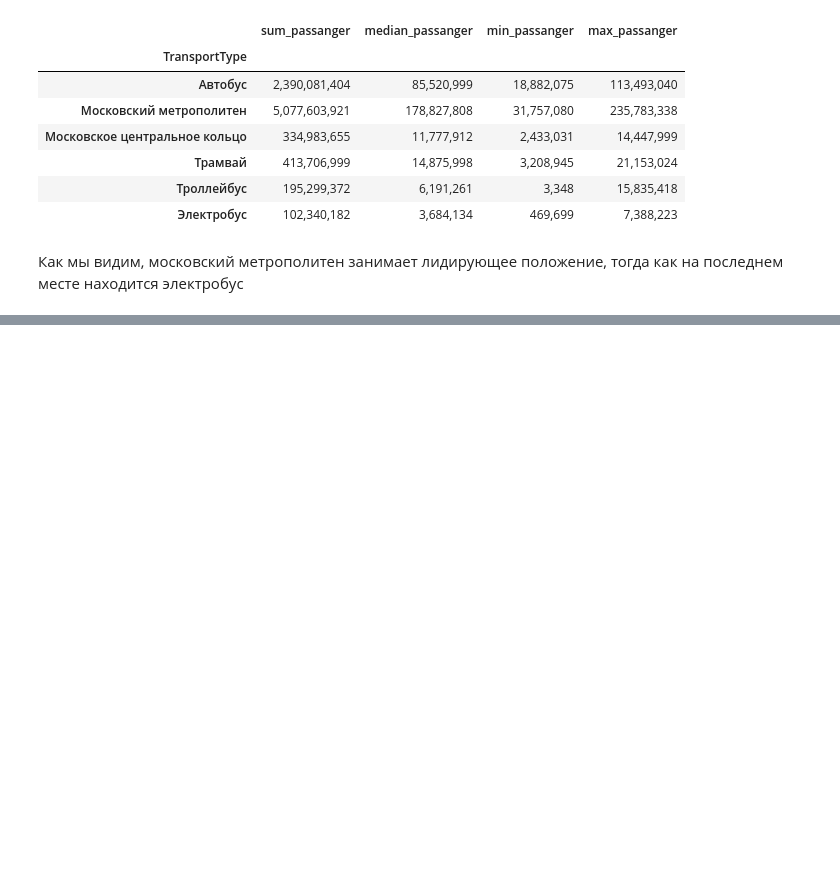
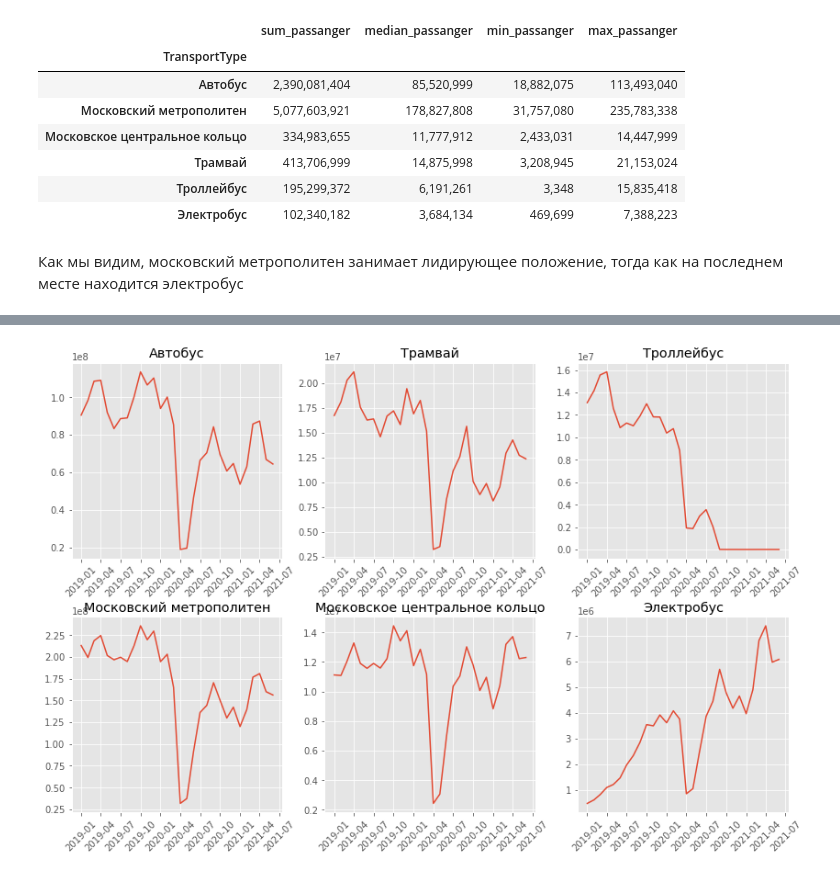
Before and after one commit to SirAlexFer/Data, a Jupyter notebook: 2 Месячный пассажиропотом по всем видам транспорта г Москва/Месячный пассажиропоток.ipynb, the cells around one changed output, grey strips where cells are left out. Cells and saved outputs as stored; diff of their text form; code cells hidden in the pictures; blank space fills up the shorter version.

```diff
--- a/2 Месячный пассажиропотом по всем видам транспорта г Москва/Месячный пассажиропоток.ipynb
+++ b/2 Месячный пассажиропотом по всем видам транспорта г Москва/Месячный пассажиропоток.ipynb
@@ -133,0 +122,19 @@ px.scatter(x=x, y=f(x)).show()
+# %%
+fig,axs = plt.subplots(2,3,figsize=(14,9))
+df_transport = df.pivot_table(index = 'Date',columns = 'TransportType',values = 'PassengerTraffic',aggfunc ='sum',margins=True)
+df_transport.drop('All',axis=0,inplace=True)
+
+
+for num,transport in enumerate(TransportType_list):
+    if num<3:
+        axs[0,num].plot(df_transport[transport])
+        axs[0,num].tick_params(axis='x', labelrotation=45)
+        axs[0,num].set_title(transport)
+    else:
+        axs[1,num-4].plot(df_transport[transport])
+        axs[1,num-4].tick_params(axis='x', labelrotation=45)
+        axs[1,num-4].set_title(transport)
+plt.subplots_adjust(wspace=0.2, hspace=0.3)
+plt.show()
+# %% [output]
+[figure, added]
```
Also changed, not shown: parts of 6 cells of this notebook.
